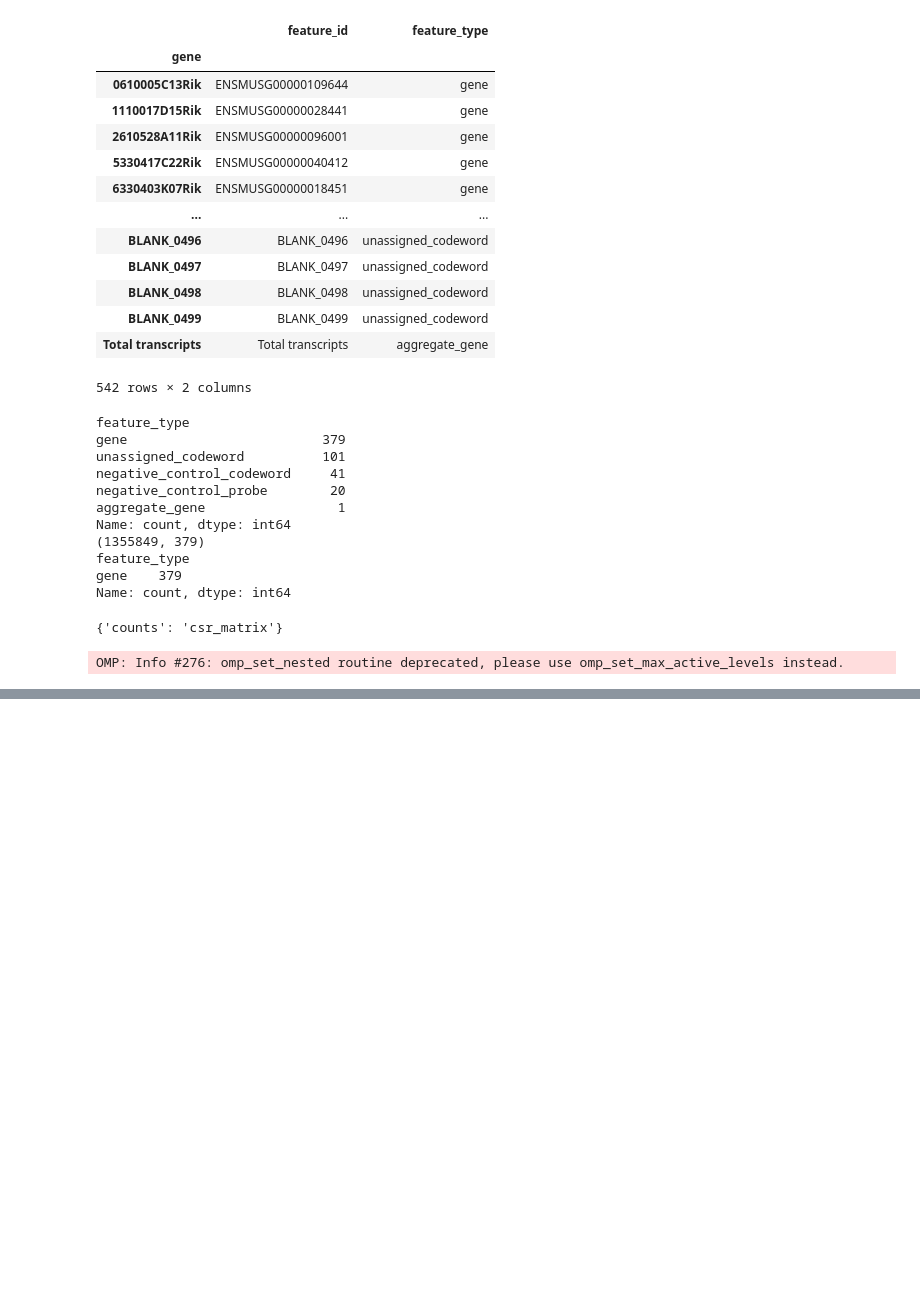
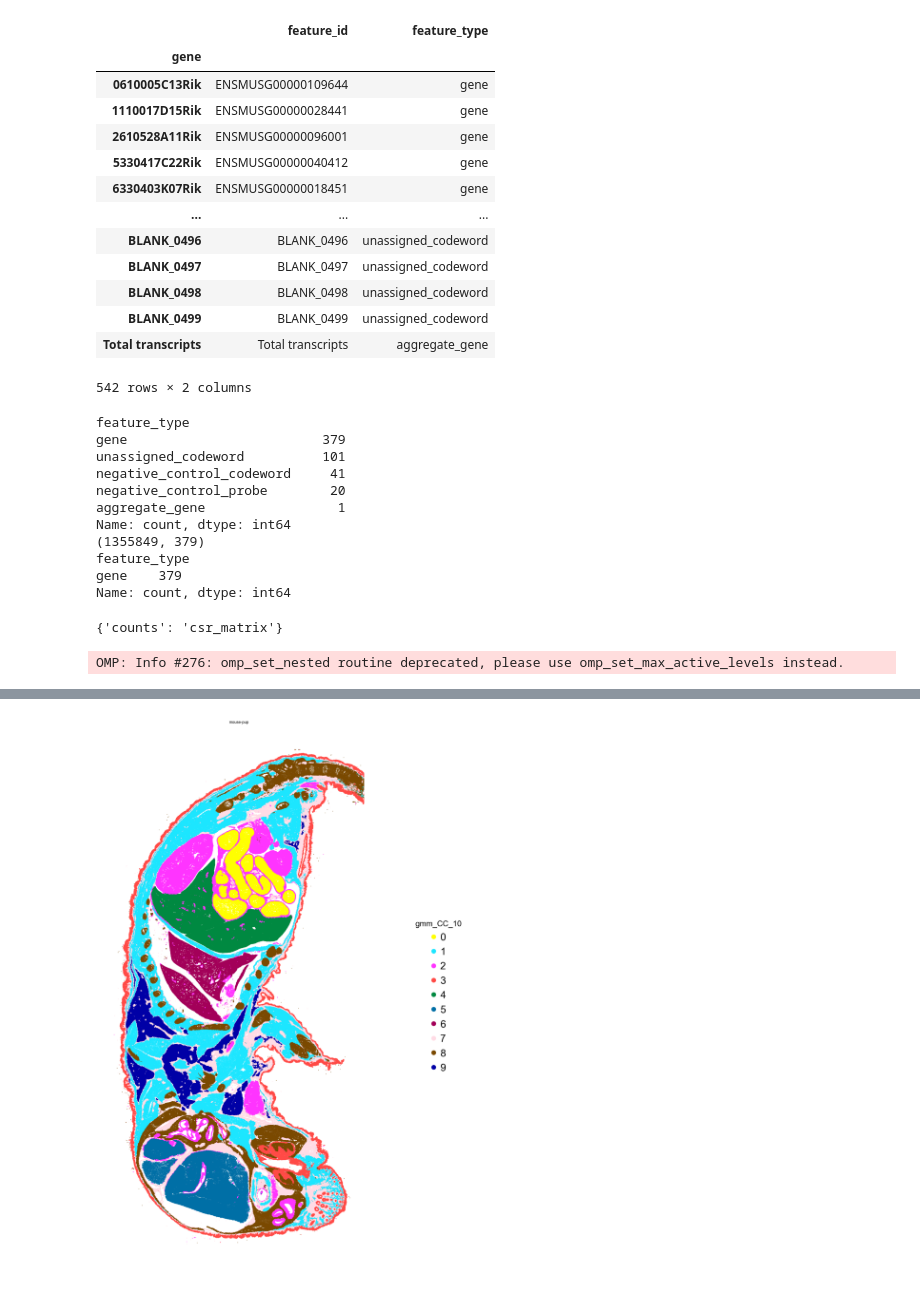
Before and after one commit to christoffermattssonlangseth/KaroSpaceDataWrangling, a Jupyter notebook: notebooks/xenium_pup.ipynb, the cells around one changed output, grey strips where cells are left out. Saved outputs shown, nothing was run; the diff lists cells and outputs as text; code cells hidden in the pictures; blank space fills up the shorter version.

```diff
--- a/notebooks/xenium_pup.ipynb
+++ b/notebooks/xenium_pup.ipynb
@@ -170,3 +173,31 @@ sq.gr.spatial_neighbors(adata, library_key='sample_id', coord_type='generic', de
 cc.gr.remove_long_links(adata)
 # %%
 cc.gr.aggregate_neighbors(adata, n_layers=3, use_rep = 'X_scVI',  )
+# %%
+# GMM components to try
+# GMM components to try
+gmm_components = [10, 15]
+# %%
+from sklearn.mixture import GaussianMixture
+import pandas as pd
+
+X = adata.obsm['X_cellcharter']
+gmm_results = []
+
+for k in gmm_components:
+    gmm = GaussianMixture(
+        n_components=k,
+        covariance_type='full',
+        random_state=0,
+        n_init=3,
+    )
+    labels = gmm.fit_predict(X)
+    key = f'gmm_CC_{k}'
+    adata.obs[key] = labels.astype(str)
+    gmm_results.append({
+        'k': k,
+        'bic': gmm.bic(X),
+        'aic': gmm.aic(X),
+    })
+    n_clusters = adata.obs[key].nunique()
+    print(f'k={k}: {n_clusters} clusters')
@@ -177,0 +222,13 @@ ad_sag.write("/Volumes/processing2/KaroSpaceDataWrangle/raw/merfish/processed_ma
+# %%
+plot_spatial_compact_fast(
+    adata,
+    color="gmm_CC_10",
+    groupby="sample_id",
+    spot_size=0.5,
+    cols=1,
+    height=10,
+    background="white",
+    dpi=120,
+)
+# %% [output]
+[figure, added]
```
Also changed, not shown: parts of 11 cells of this notebook.
